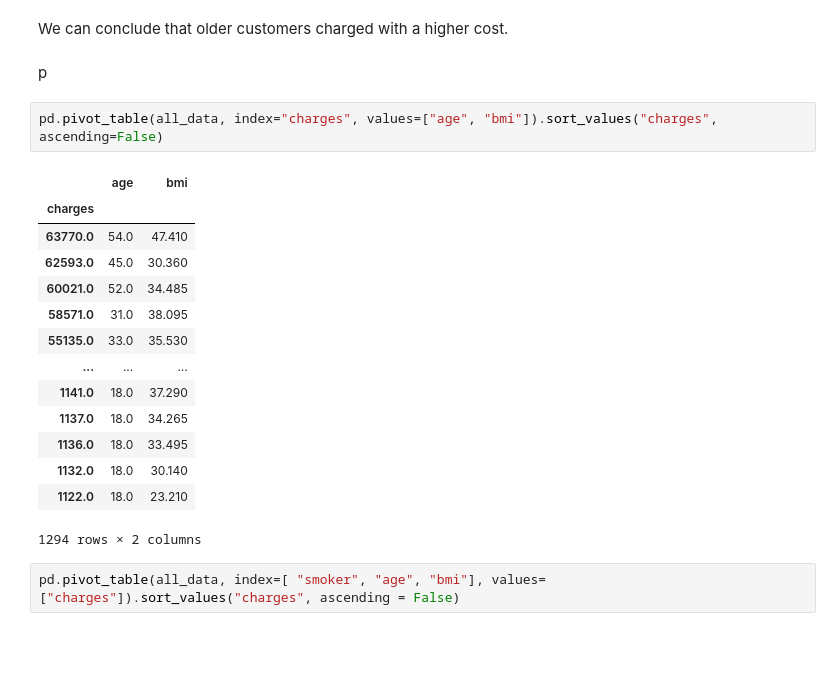
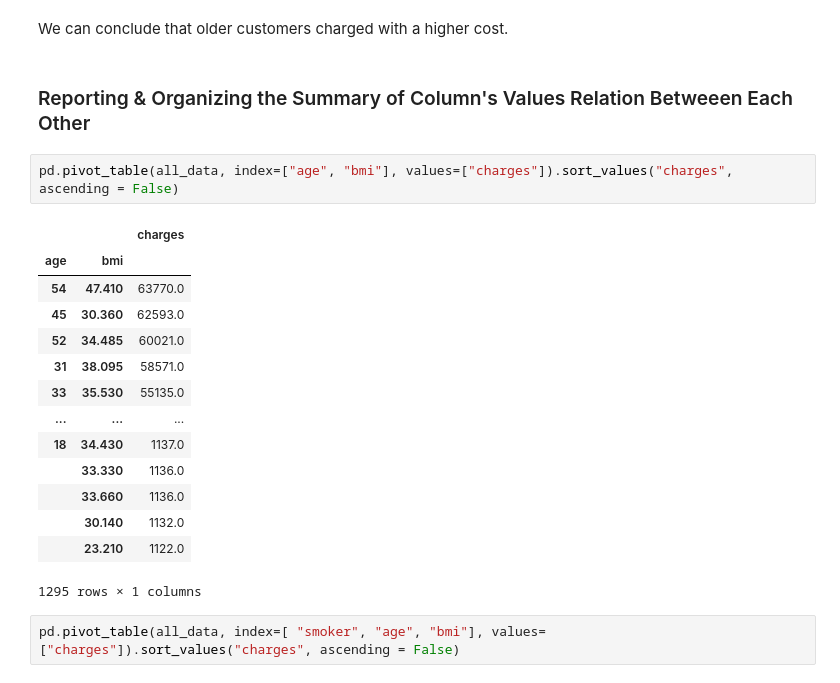
Before and after one commit to amjadalbaba/Health_Insurance_Cost_Predictor, a Jupyter notebook: EDA/eda.ipynb, the cells around one changed output. Drawn from its saved outputs; the diff is of its cells as text; blank space fills up the shorter version.

```diff
--- a/EDA/eda.ipynb
+++ b/EDA/eda.ipynb
@@ -135,25 +135,25 @@ cost_wrt_age_fig
 [figure]
 # %% [markdown]
 We can conclude that older customers charged with a higher cost.
-# %% [markdown]
-p
+# %% [markdown]
+### Reporting & Organizing the Summary of Column's Values Relation Betweeen Each Other
 # %%
-pd.pivot_table(all_data, index="charges", values=["age", "bmi"]).sort_values("charges", ascending=False)
+pd.pivot_table(all_data, index=["age", "bmi"], values=["charges"]).sort_values("charges", ascending = False)
 # %% [output]
-|  | age | bmi |
-| charges |  |  |
-| 63770.0 | 54.0 | 47.410 |
-| 62593.0 | 45.0 | 30.360 |
-| 60021.0 | 52.0 | 34.485 |
-| 58571.0 | 31.0 | 38.095 |
-| 55135.0 | 33.0 | 35.530 |
+|  |  | charges |
+| age | bmi |  |
+| 54 | 47.410 | 63770.0 |
+| 45 | 30.360 | 62593.0 |
+| 52 | 34.485 | 60021.0 |
+| 31 | 38.095 | 58571.0 |
+| 33 | 35.530 | 55135.0 |
 | ... | ... | ... |
-| 1141.0 | 18.0 | 37.290 |
-| 1137.0 | 18.0 | 34.265 |
-| 1136.0 | 18.0 | 33.495 |
-| 1132.0 | 18.0 | 30.140 |
-| 1122.0 | 18.0 | 23.210 |
+| 18 | 34.430 | 1137.0 |
+|  | 33.330 | 1136.0 |
+|  | 33.660 | 1136.0 |
+|  | 30.140 | 1132.0 |
+|  | 23.210 | 1122.0 |
-1294 rows × 2 columns
+1295 rows × 1 columns
 # %%
 pd.pivot_table(all_data, index=[ "smoker", "age", "bmi"], values=["charges"]).sort_values("charges", ascending = False)
 # %% [output]
```
Also changed, not shown: parts of 3 cells of this notebook, 1 other file.
